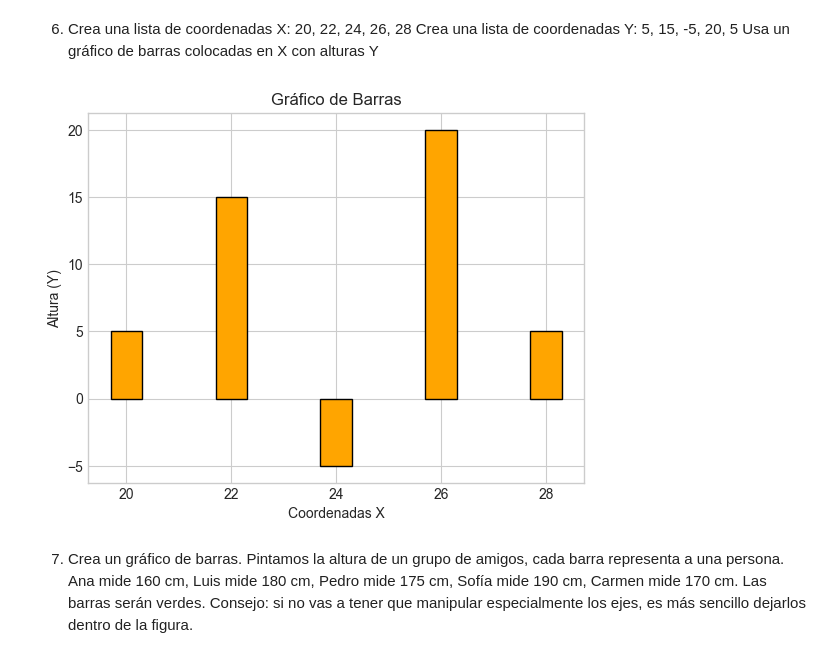
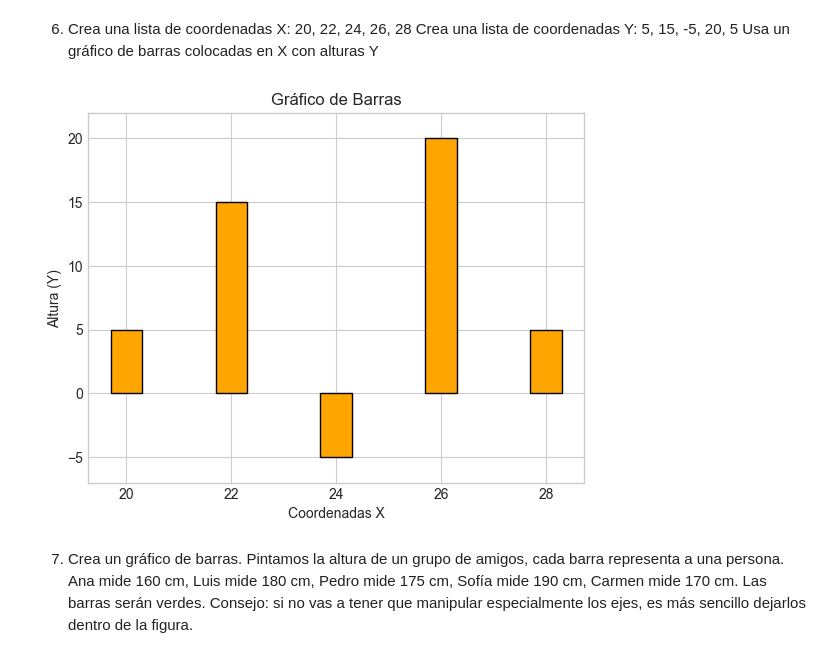
Before and after one commit to NaiSaratxaga/2503_dsft_thebridge_naiara, a Jupyter notebook: 2-Data_Analysis/6-Visualización/1-Matplotlib/ejercicios/ejercicios_Matplotlib.ipynb, the cells around one changed output. Cells and saved outputs as stored; diff of their text form; code cells hidden in the pictures.

```diff
--- a/2-Data_Analysis/6-Visualización/1-Matplotlib/ejercicios/ejercicios_Matplotlib.ipynb
+++ b/2-Data_Analysis/6-Visualización/1-Matplotlib/ejercicios/ejercicios_Matplotlib.ipynb
@@ -190,24 +191,25 @@ Usa un gráfico de barras colocadas en X con alturas Y
 # %%
 # Datos
 x = [20, 22, 24, 26, 28]
 y = [5, 15, -5, 20, 5]
 
 # Crear gráfico de barras con varios atributos
 plt.bar(x, y,
         color='orange',       # Color de las barras
         width=0.6,            # Ancho de las barra
         edgecolor='black',    # Color del borde de las barras
        )
 
+plt.ylim(-7,22)
 # Añadir etiquetas y título
 plt.xlabel("Coordenadas X")
 plt.ylabel("Altura (Y)")
 plt.title("Gráfico de Barras")
 
 # Mostrar gráfico
 plt.show()
 # %% [output]
-[figure, old version]
+[figure, new version]
 # %% [markdown]
 7. Crea un gráfico de barras. Pintamos la altura de un grupo de amigos, cada barra representa a una persona. Ana mide 160 cm, Luis mide 180 cm, Pedro mide 175 cm, Sofía mide 190 cm, Carmen mide 170 cm. Las barras serán verdes.
 Consejo: si no vas a tener que manipular especialmente los ejes, es más sencillo dejarlos dentro de la figura.
```
Also changed, not shown: parts of 14 cells of this notebook.
